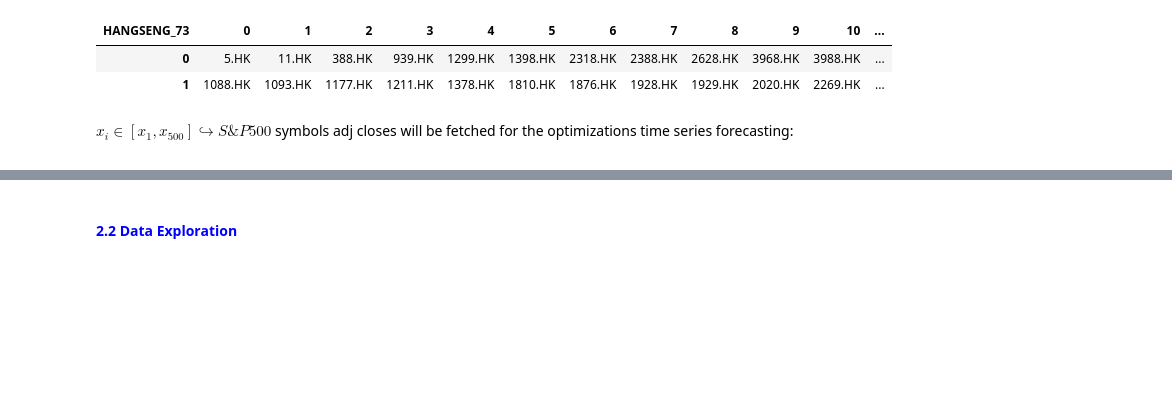
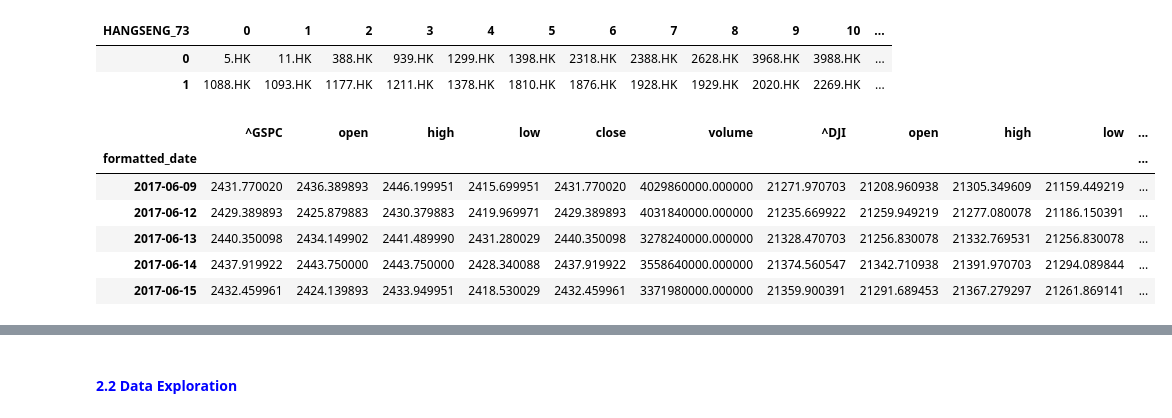
Before and after one commit to EMarquez7/Examen-de-Simulaci-n-2, a Jupyter notebook: SP500-Risk-Optimized-Portfolios-ML.ipynb, the cells around one changed output, grey strips where cells are left out. Saved outputs shown, nothing was run; the diff lists cells and outputs as text; code cells hidden in the pictures; blank space fills up the shorter version.

```diff
--- a/SP500-Risk-Optimized-Portfolios-ML.ipynb
+++ b/SP500-Risk-Optimized-Portfolios-ML.ipynb
@@ -359,7 +360,3 @@ list[11]
 | HANGSENG_73 | 0 | 1 | 2 | 3 | 4 | 5 | 6 | 7 | 8 | 9 | 10 | ... |
 | 0 | 5.HK | 11.HK | 388.HK | 939.HK | 1299.HK | 1398.HK | 2318.HK | 2388.HK | 2628.HK | 3968.HK | 3988.HK | ... |
 | 1 | 1088.HK | 1093.HK | 1177.HK | 1211.HK | 1378.HK | 1810.HK | 1876.HK | 1928.HK | 1929.HK | 2020.HK | 2269.HK | ... |
-# %% [markdown]
-<font color= 'black'>
-
-$x_i\in [x_1,x_{500}] \hookrightarrow S\&P500$ symbols adj closes will be fetched for the optimizations time series forecasting: <br>
@@ -367,0 +363,13 @@ HK = list[11]
+# %%
+pd.set_option('display.float_format', lambda x: '%.6f' % x)
+indexes = ['^GSPC', '^DJI', '^IXIC', '^RUT', '^FTSE', '^MXX', '^GDAXI', '^IBEX', '^FCHI', '^STOXX50E', 'FTSEMIB.MI', '^HSI']
+adjindex = mod[0].pd.concat([mod[0].get_historical_price_data(indexes[i], 6, ["open", "high", "low", "close", "volume"]) for i in range(len(indexes))], axis=1).fillna(method="ffill")#.drop(['close'], axis=1)
+adjindex.head()
+# %% [output]
+|  | ^GSPC | open | high | low | close | volume | ^DJI | open | high | low | ... |
+| formatted_date |  |  |  |  |  |  |  |  |  |  | ... |
+| 2017-06-09 | 2431.770020 | 2436.389893 | 2446.199951 | 2415.699951 | 2431.770020 | 4029860000.000000 | 21271.970703 | 21208.960938 | 21305.349609 | 21159.449219 | ... |
+| 2017-06-12 | 2429.389893 | 2425.879883 | 2430.379883 | 2419.969971 | 2429.389893 | 4031840000.000000 | 21235.669922 | 21259.949219 | 21277.080078 | 21186.150391 | ... |
+| 2017-06-13 | 2440.350098 | 2434.149902 | 2441.489990 | 2431.280029 | 2440.350098 | 3278240000.000000 | 21328.470703 | 21256.830078 | 21332.769531 | 21256.830078 | ... |
+| 2017-06-14 | 2437.919922 | 2443.750000 | 2443.750000 | 2428.340088 | 2437.919922 | 3558640000.000000 | 21374.560547 | 21342.710938 | 21391.970703 | 21294.089844 | ... |
+| 2017-06-15 | 2432.459961 | 2424.139893 | 2433.949951 | 2418.530029 | 2432.459961 | 3371980000.000000 | 21359.900391 | 21291.689453 | 21367.279297 | 21261.869141 | ... |
```
Also changed, not shown: parts of 82 cells of this notebook, 8 other files.
